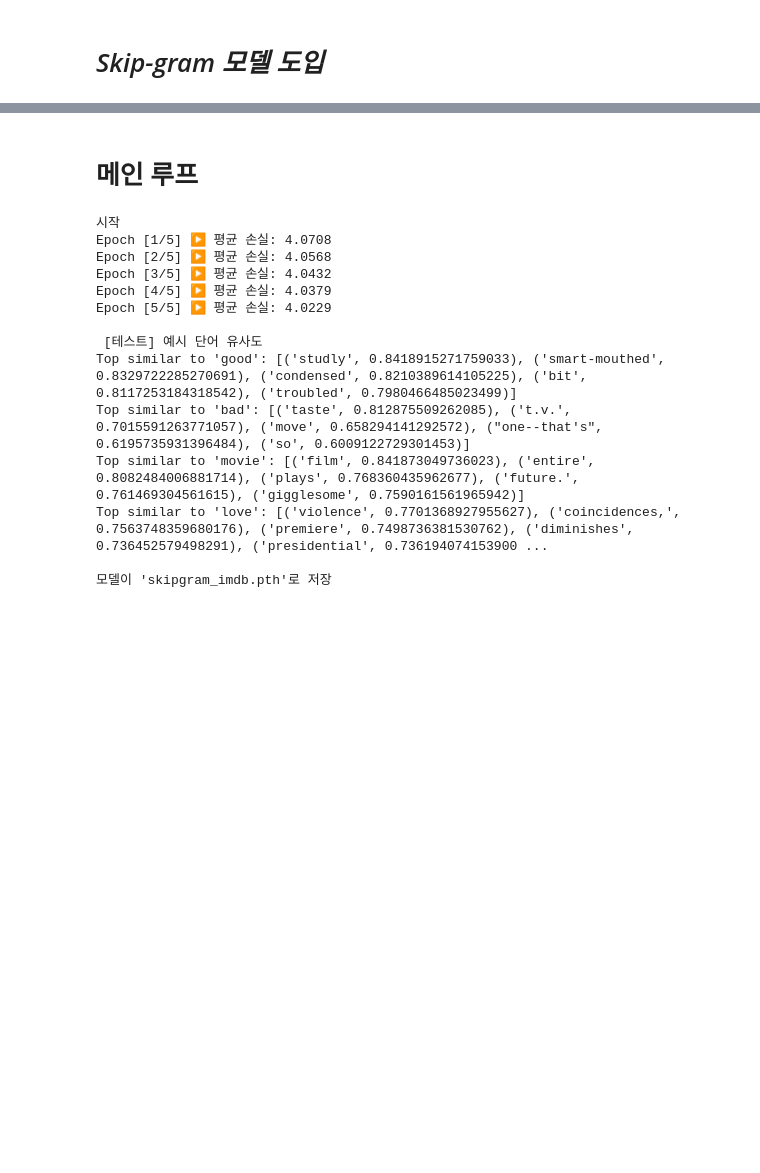
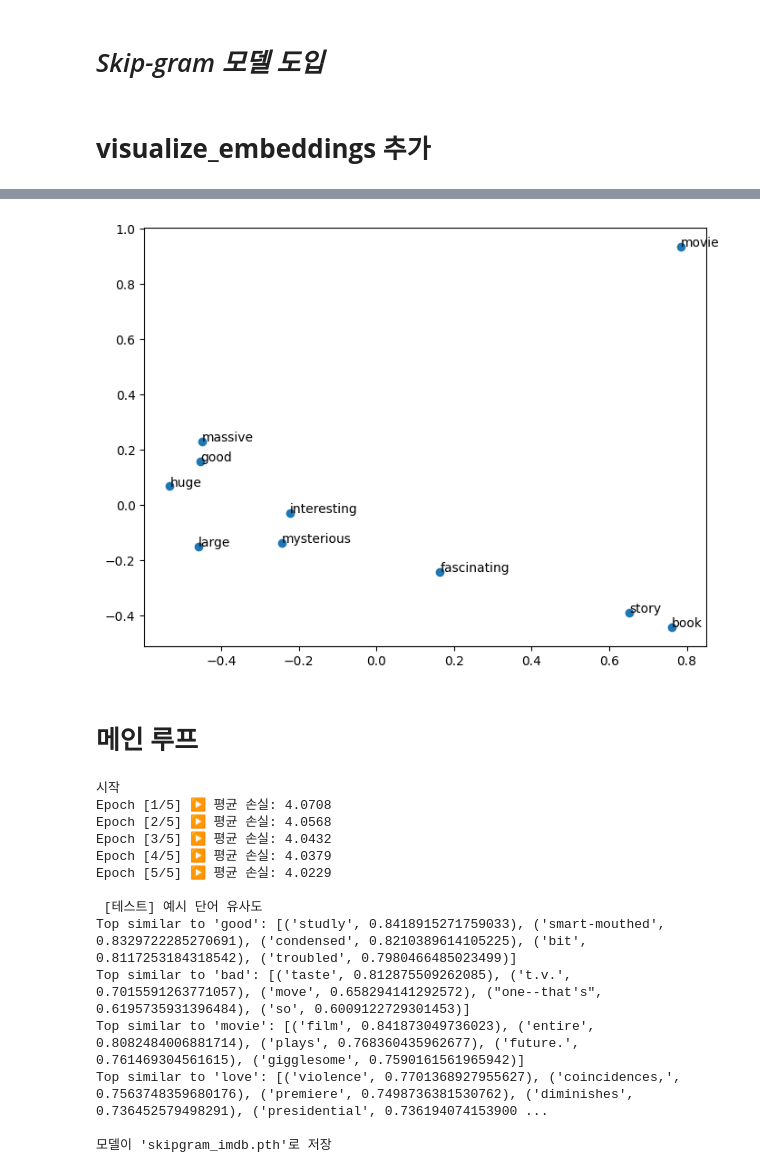
Before and after one commit to Gunhee720/DeepLearning, a Jupyter notebook: Skip_gram_withIMDB.ipynb, the cells around one changed output, grey strips where cells are left out. Drawn from its saved outputs; the diff is of its cells as text; code cells hidden in the pictures; blank space fills up the shorter version.

Commit message:
visualize 추가

```diff
--- a/Skip_gram_withIMDB.ipynb
+++ b/Skip_gram_withIMDB.ipynb
@@ -203,9 +204,56 @@ class SkipGramNS(nn.Module):
       neg_inner= neg_mult.sum(dim=-1) # (B, K)
       pos_loss= -nn.functional.logsigmoid(pos_inner) # (B)
       neg_loss= -nn.functional.logsigmoid(-neg_inner).sum(dim=-1) # (B)
-      return(pos_loss+neg_loss).mean()
+      return (pos_loss+neg_loss).mean()
+
+    def get_input_embeddings(self):
+      return self.in_embed.weight.detach().cpu().numpy()
 # %%
 device = torch.device("cuda" if torch.cuda.is_available() else "cpu")
 # %%
 model = SkipGramNS(vocab_size, EMBED_DIM)
 optimizer = torch.optim.Adam(model.parameters(), lr=0.001)
+# %% [markdown]
+# **visualize_embeddings 추가**
+# %%
+def train(selected_words: List[str]):
+  loader= DataLoader(dataset, batch_size=BATCH_SIZE, shuffle=True, drop_last=True)
+  model= SkipGramNS(vocab_size, EMBED_DIM).to(DEVICE)
+  optim= torch.optim.Adam(model.parameters(), lr=LR)
+  model.train()
+  for epoch in range(1, EPOCHS+ 1):
+    epoch_loss= 0.0
+    for center, pos, neg in loader:
+        center, pos, neg= center.to(DEVICE), pos.to(DEVICE), neg.to(DEVICE)
+        loss= model(center, pos, neg)
+        loss.backward()
+        optim.step()
+        optim.zero_grad()
+        epoch_loss+= loss.item()
+    print(f"[Epoch {epoch}] mean loss: {epoch_loss/ len(loader):.4f}")
+
+  embeds= model.get_input_embeddings()
+  visualize_embeddings(embeds, idx2word, selected_words)
+
+def visualize_embeddings(
+embeds: np.ndarray, idx2word: dict, selected_words: List[str],
+save_path="pca.png"
+):
+    word2idx= {w: i for i, w in idx2word.items()}
+    words_vis: List[str] = [w for w in selected_words if w in word2idx]
+    idxs= [ word2idx[w] for w in words_vis]
+    X= embeds[idxs]
+    pca= PCA(n_components=2, random_state=SEED)
+    X2= pca.fit_transform(X)
+    plt.figure(figsize=(8, 6))
+    plt.scatter(X2[:, 0], X2[:, 1])
+    for i, w in enumerate(words_vis):
+        plt.annotate(w, (X2[i, 0], X2[i, 1]), fontsize=10)
+    plt.savefig(save_path)
+    plt.show()
+
+
+if __name__== "__main__":
+    train(['movie', 'book', 'mysterious', 'story', 'fascinating',
+    'good', 'interesting', 'large', 'massive', 'huge'])
+# %% [output]
@@ -212,3 +265,4 @@ optimizer = torch.optim.Adam(model.parameters(), lr=0.001)
+[figure, added]
 # %% [markdown]
 # **메인 루프**
 # %%
```
Also changed, not shown: parts of 3 cells of this notebook.
